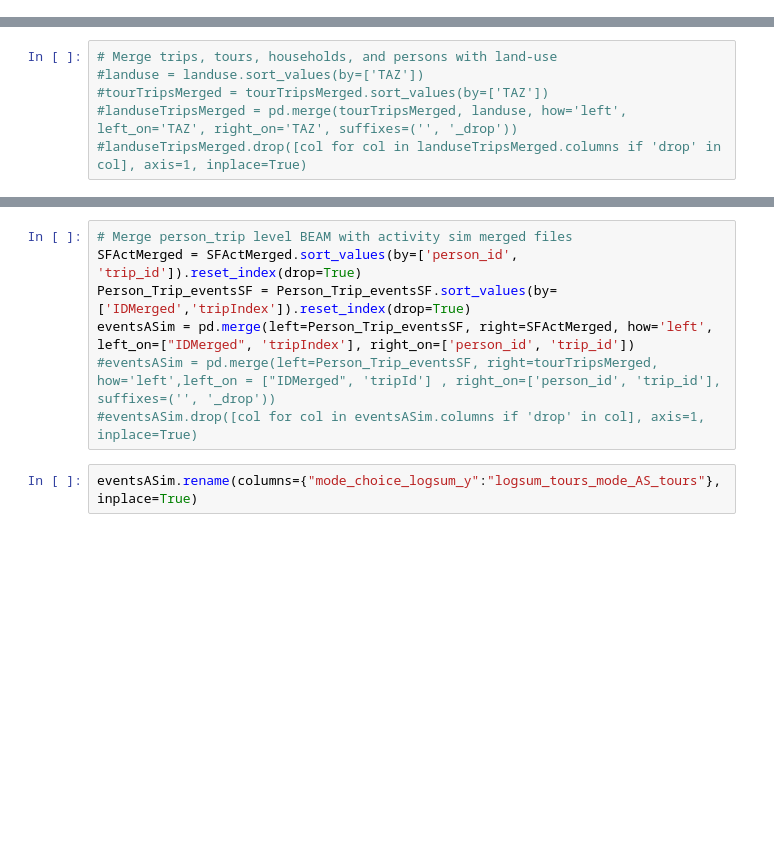
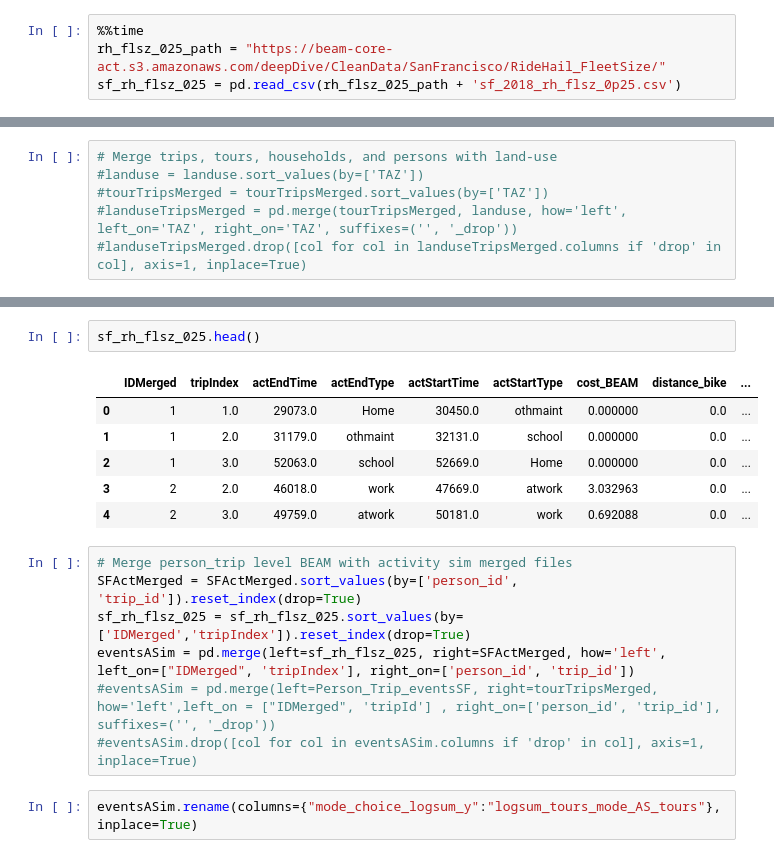
Before and after one commit to LBNL-UCB-STI/beam-core-analysis, a Jupyter notebook: Users/Nazanin/Person_Trip_Level_BEAM_SF_temp.ipynb, the cells around one changed output, grey strips where cells are left out. Drawn from its saved outputs; the diff is of its cells as text; blank space fills up the shorter version.

```diff
--- a/Users/Nazanin/Person_Trip_Level_BEAM_SF_temp.ipynb
+++ b/Users/Nazanin/Person_Trip_Level_BEAM_SF_temp.ipynb
@@ -561,3 +549,7 @@ Person_Trip_eventsSF.to_csv('C:/Shared-Work/Data/CleanData/sf_2018_tr_fr_1p5_BEA
 #Person_Trip_eventsSF[Person_Trip_eventsSF['mode_choice_planned_BEAM'] == 'walk_transit'].head()
 # %% [markdown]
 #### Merging with activity sim persons and housholds files
+# %%
+%%time
+rh_flsz_025_path = "https://beam-core-act.s3.amazonaws.com/deepDive/CleanData/SanFrancisco/RideHail_FleetSize/"
+sf_rh_flsz_025 = pd.read_csv(rh_flsz_025_path + 'sf_2018_rh_flsz_0p25.csv')
@@ -688,8 +668,17 @@ Wall time: 10.1 s
+# %%
+sf_rh_flsz_025.head()
+# %% [output]
+|  | IDMerged | tripIndex | actEndTime | actEndType | actStartTime | actStartType | cost_BEAM | distance_bike | ... |
+| 0 | 1 | 1.0 | 29073.0 | Home | 30450.0 | othmaint | 0.000000 | 0.0 | ... |
+| 1 | 1 | 2.0 | 31179.0 | othmaint | 32131.0 | school | 0.000000 | 0.0 | ... |
+| 2 | 1 | 3.0 | 52063.0 | school | 52669.0 | Home | 0.000000 | 0.0 | ... |
+| 3 | 2 | 2.0 | 46018.0 | work | 47669.0 | atwork | 3.032963 | 0.0 | ... |
+| 4 | 2 | 3.0 | 49759.0 | atwork | 50181.0 | work | 0.692088 | 0.0 | ... |
 # %%
 # Merge person_trip level BEAM with activity sim merged files
 SFActMerged = SFActMerged.sort_values(by=['person_id', 'trip_id']).reset_index(drop=True)
-Person_Trip_eventsSF = Person_Trip_eventsSF.sort_values(by=['IDMerged','tripIndex']).reset_index(drop=True)
-eventsASim = pd.merge(left=Person_Trip_eventsSF, right=SFActMerged, how='left', left_on=["IDMerged", 'tripIndex'], right_on=['person_id', 'trip_id'])
+sf_rh_flsz_025 = sf_rh_flsz_025.sort_values(by=['IDMerged','tripIndex']).reset_index(drop=True)
+eventsASim = pd.merge(left=sf_rh_flsz_025, right=SFActMerged, how='left', left_on=["IDMerged", 'tripIndex'], right_on=['person_id', 'trip_id'])
 #eventsASim = pd.merge(left=Person_Trip_eventsSF, right=tourTripsMerged, how='left',left_on = ["IDMerged", 'tripId'] , right_on=['person_id', 'trip_id'], suffixes=('', '_drop'))
 #eventsASim.drop([col for col in eventsASim.columns if 'drop' in col], axis=1, inplace=True)
 # %%
```
Also changed, not shown: parts of 18 cells of this notebook, 2 other files.
